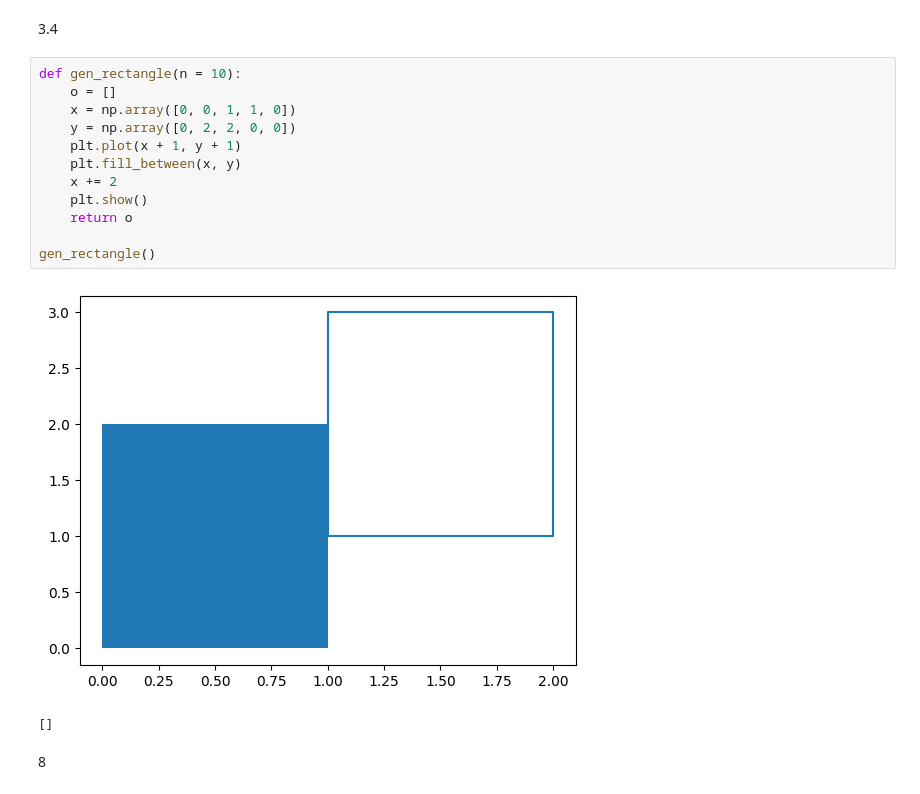
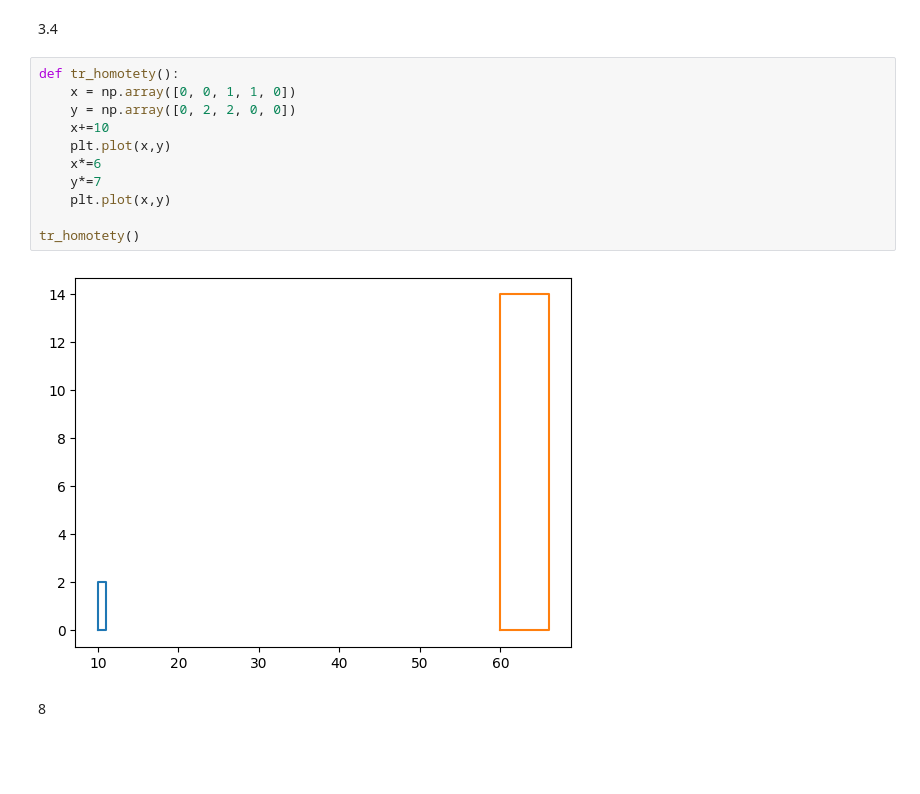
Before and after one commit to MirQsan/DZ, a Jupyter notebook: Практикум по проге/Фигуры.ipynb, the cells around one changed output. Cells and saved outputs as stored; diff of their text form; blank space fills up the shorter version.

```diff
--- a/Практикум по проге/Фигуры.ipynb
+++ b/Практикум по проге/Фигуры.ipynb
@@ -153,20 +152,18 @@ tr_symmetry()
 # %% [markdown]
 3.4
 # %%
-def gen_rectangle(n = 10):
-    o = []
+def tr_homotety():
     x = np.array([0, 0, 1, 1, 0])
     y = np.array([0, 2, 2, 0, 0])
-    plt.plot(x + 1, y + 1)
-    plt.fill_between(x, y)
-    x += 2
-    plt.show()
-    return o
+    x+=10
+    plt.plot(x,y)
+    x*=6
+    y*=7
+    plt.plot(x,y)
 
-gen_rectangle()
+tr_homotety()
 # %% [output]
-[figure, old version]
+[figure, new version]
-[]
 # %% [markdown]
 8
 # %%
```
Also changed, not shown: parts of 3 cells of this notebook.
